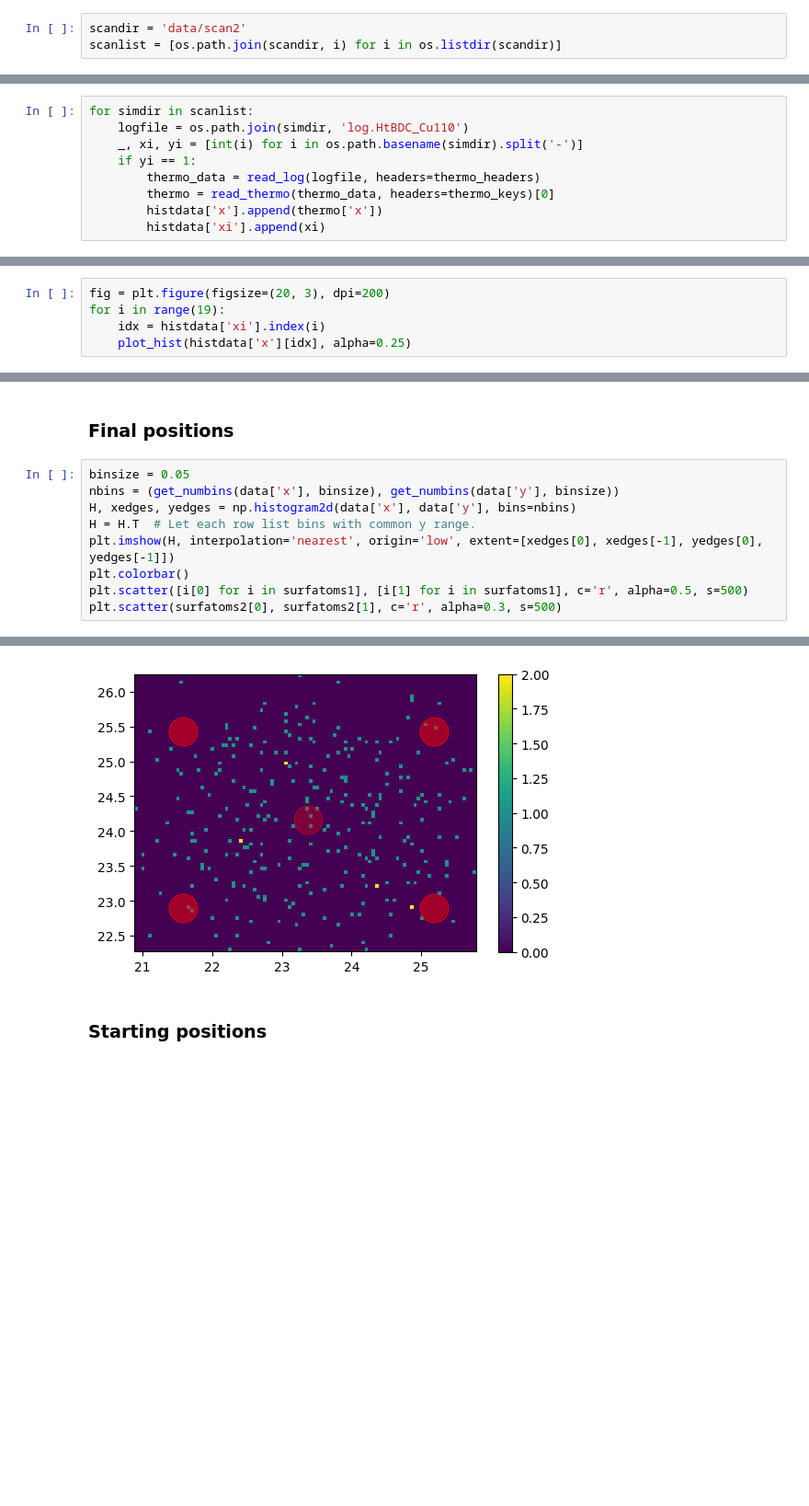
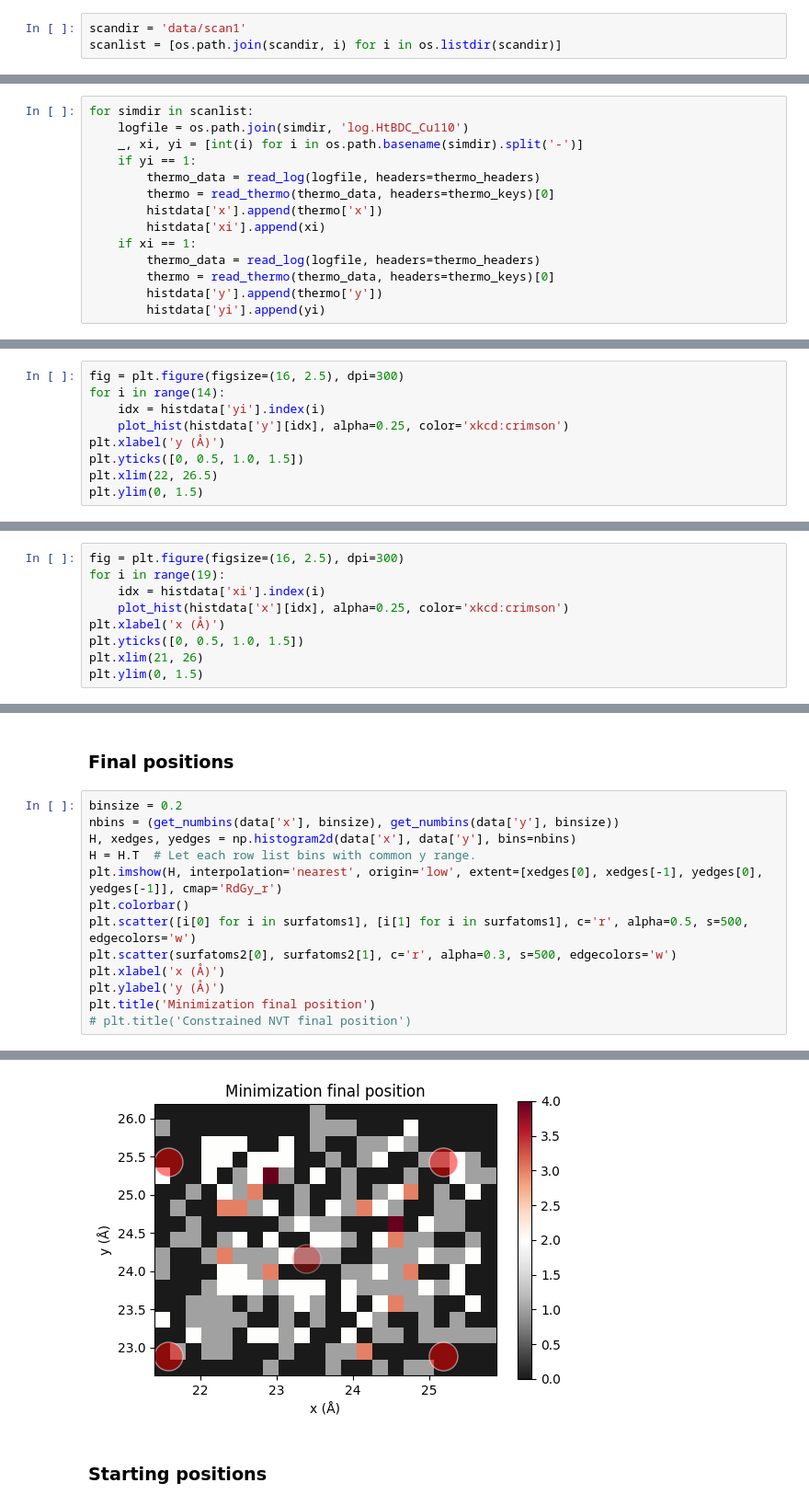
Before and after one commit to kbsezginel/nanocar-misc, a Jupyter notebook: scripts/surface-scan/read_scan.ipynb, the cells around one changed output, grey strips where cells are left out. Shown at 92% size. Saved outputs shown, nothing was run; the diff lists cells and outputs as text; blank space fills up the shorter version.

```diff
--- a/scripts/surface-scan/read_scan.ipynb
+++ b/scripts/surface-scan/read_scan.ipynb
@@ -8,7 +8,7 @@ import matplotlib.pyplot as plt
 thermo_headers = 'Step Temp Press TotEng E_pair E_mol Fmax Fnorm c_C1[1] c_C1[2] c_C1[3]'
 thermo_keys = ['step', 'temp', 'press', 'etotal', 'epair', 'emol', 'fmax', 'fnorm', 'x', 'y', 'z']
 # %%
-scandir = 'data/scan2'
+scandir = 'data/scan1'
 scanlist = [os.path.join(scandir, i) for i in os.listdir(scandir)]
 # %%
 nx, ny = 19, 14
@@ -90,6 +92,11 @@ for simdir in scanlist:
         thermo = read_thermo(thermo_data, headers=thermo_keys)[0]
         histdata['x'].append(thermo['x'])
         histdata['xi'].append(xi)
+    if xi == 1:
+        thermo_data = read_log(logfile, headers=thermo_headers)
+        thermo = read_thermo(thermo_data, headers=thermo_keys)[0]
+        histdata['y'].append(thermo['y'])
+        histdata['yi'].append(yi)
 # %%
 def subplot(plot_fun, plot_args, nrow=1, width=3, height=3, dpi=200, save=None, title=None):
     n_plots = len(plot_data)
@@ -106,0 +116,9 @@ def subplot(plot_fun, plot_args, nrow=1, width=3, height=3, dpi=200, save=None,
+# %%
+fig = plt.figure(figsize=(16, 2.5), dpi=300)
+for i in range(14):
+    idx = histdata['yi'].index(i)
+    plot_hist(histdata['y'][idx], alpha=0.25, color='xkcd:crimson')
+plt.xlabel('y (Å)')
+plt.yticks([0, 0.5, 1.0, 1.5])
+plt.xlim(22, 26.5)
+plt.ylim(0, 1.5)
@@ -107,6 +130,10 @@ def subplot(plot_fun, plot_args, nrow=1, width=3, height=3, dpi=200, save=None,
 # %%
-fig = plt.figure(figsize=(20, 3), dpi=200)
+fig = plt.figure(figsize=(16, 2.5), dpi=300)
 for i in range(19):
     idx = histdata['xi'].index(i)
-    plot_hist(histdata['x'][idx], alpha=0.25)
+    plot_hist(histdata['x'][idx], alpha=0.25, color='xkcd:crimson')
+plt.xlabel('x (Å)')
+plt.yticks([0, 0.5, 1.0, 1.5])
+plt.xlim(21, 26)
+plt.ylim(0, 1.5)
 # %% [output]
@@ -115,12 +142,16 @@ TypeError: plot_hist() missing 1 required positional argument: 'ax'
 # %% [markdown]
 ### Final positions
 # %%
-binsize = 0.05
+binsize = 0.2
 nbins = (get_numbins(data['x'], binsize), get_numbins(data['y'], binsize))
 H, xedges, yedges = np.histogram2d(data['x'], data['y'], bins=nbins)
 H = H.T  # Let each row list bins with common y range.
-plt.imshow(H, interpolation='nearest', origin='low', extent=[xedges[0], xedges[-1], yedges[0], yedges[-1]])
+plt.imshow(H, interpolation='nearest', origin='low', extent=[xedges[0], xedges[-1], yedges[0], yedges[-1]], cmap='RdGy_r')
 plt.colorbar()
-plt.scatter([i[0] for i in surfatoms1], [i[1] for i in surfatoms1], c='r', alpha=0.5, s=500)
-plt.scatter(surfatoms2[0], surfatoms2[1], c='r', alpha=0.3, s=500)
+plt.scatter([i[0] for i in surfatoms1], [i[1] for i in surfatoms1], c='r', alpha=0.5, s=500, edgecolors='w')
+plt.scatter(surfatoms2[0], surfatoms2[1], c='r', alpha=0.3, s=500, edgecolors='w')
+plt.xlabel('x (Å)')
+plt.ylabel('y (Å)')
+plt.title('Minimization final position')
+# plt.title('Constrained NVT final position')
 # %% [output]
@@ -128,4 +159,4 @@ plt.scatter(surfatoms2[0], surfatoms2[1], c='r', alpha=0.3, s=500)
-[figure, old version]
+[figure, new version]
 # %% [markdown]
 ### Starting positions
 # %%
```
Also changed, not shown: parts of 13 cells of this notebook, 4 other files.
